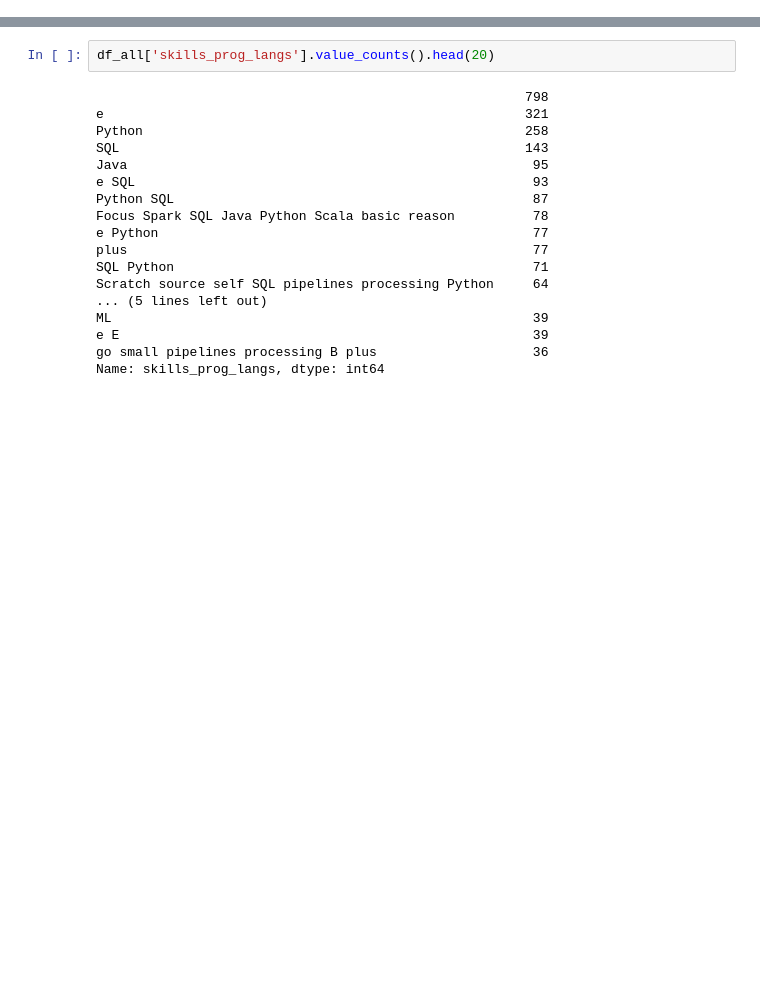
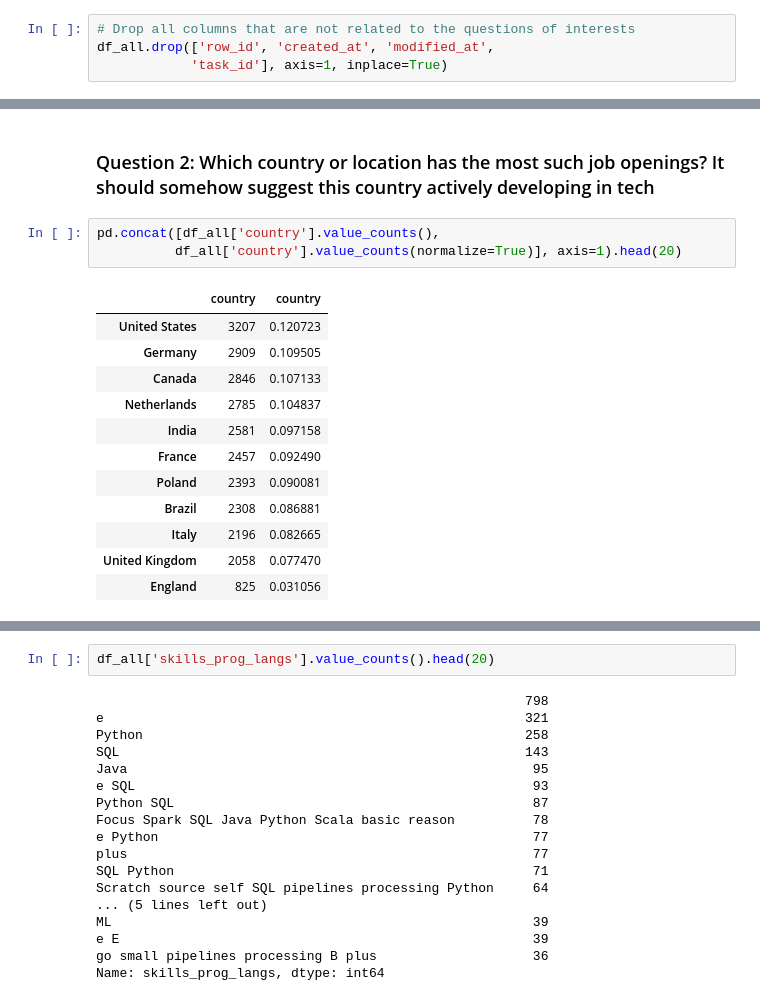
Before and after one commit to lilyyapinglang/linkedin_visajobs, a Jupyter notebook: DS_Job_Visa.ipynb, the cells around one changed output, grey strips where cells are left out. Cells and saved outputs as stored; diff of their text form; blank space fills up the shorter version.

```diff
--- a/DS_Job_Visa.ipynb
+++ b/DS_Job_Visa.ipynb
@@ -149,0 +148,4 @@ pd.concat([df_all['skills_platform'].value_counts(),df_all['skills_platform'].va
+# %%
+# Drop all columns that are not related to the questions of interests
+df_all.drop(['row_id', 'created_at', 'modified_at',
+            'task_id'], axis=1, inplace=True)
@@ -149,0 +217,18 @@ pd.concat([df_all['skills_platform'].value_counts(),df_all['skills_platform'].va
+# %% [markdown]
+### Question 2: Which country or location has the most such job openings? It should somehow suggest this country actively developing in tech
+# %%
+pd.concat([df_all['country'].value_counts(),
+          df_all['country'].value_counts(normalize=True)], axis=1).head(20)
+# %% [output]
+|  | country | country |
+| United States | 3207 | 0.120723 |
+| Germany | 2909 | 0.109505 |
+| Canada | 2846 | 0.107133 |
+| Netherlands | 2785 | 0.104837 |
+| India | 2581 | 0.097158 |
+| France | 2457 | 0.092490 |
+| Poland | 2393 | 0.090081 |
+| Brazil | 2308 | 0.086881 |
+| Italy | 2196 | 0.082665 |
+| United Kingdom | 2058 | 0.077470 |
+| England | 825 | 0.031056 |
```
Also changed, not shown: parts of 100 cells of this notebook.
